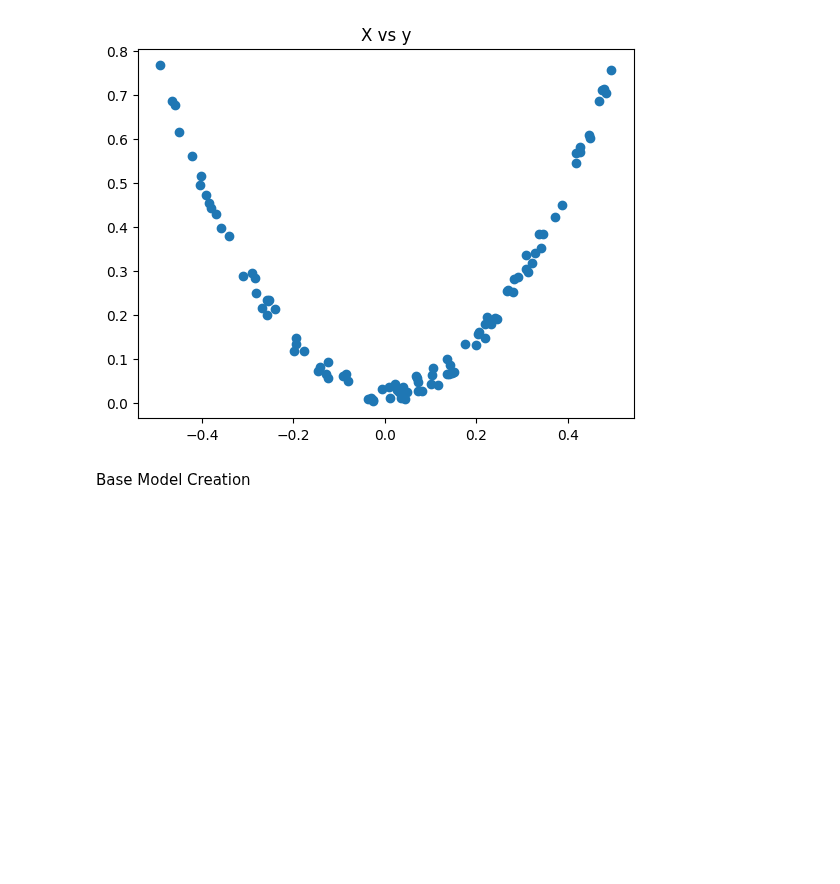
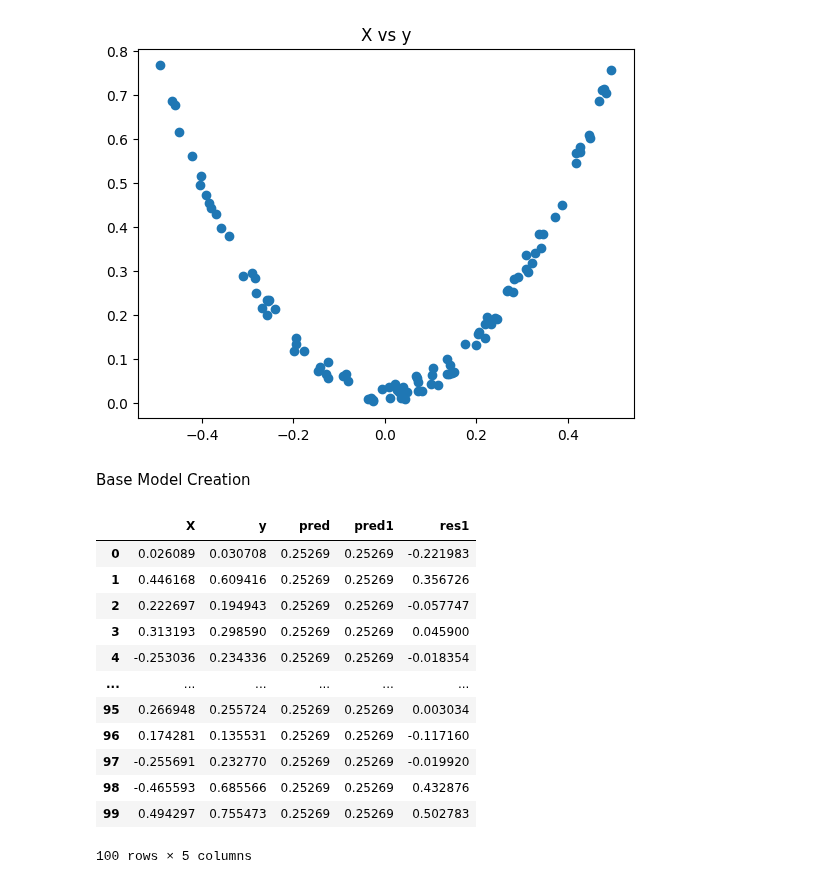
Before and after one commit to FairozAhmadSheikh/ML_bootcamp, a Jupyter notebook: Implementation/GradientBoosting.ipynb, the cells around one changed output. Saved outputs shown, nothing was run; the diff lists cells and outputs as text; code cells hidden in the pictures; blank space fills up the shorter version.

```diff
--- a/Implementation/GradientBoosting.ipynb
+++ b/Implementation/GradientBoosting.ipynb
@@ -18,4 +18,20 @@ Text(0.5, 1.0, 'X vs y')
 # %% [markdown]
 Base Model Creation
 # %%
-df['pred']=df['y'].mean()
+df['pred1']=df['y'].mean()
+df['res1']=df['y']-df['pred1']
+df
+# %% [output]
+|  | X | y | pred | pred1 | res1 |
+| 0 | 0.026089 | 0.030708 | 0.25269 | 0.25269 | -0.221983 |
+| 1 | 0.446168 | 0.609416 | 0.25269 | 0.25269 | 0.356726 |
+| 2 | 0.222697 | 0.194943 | 0.25269 | 0.25269 | -0.057747 |
+| 3 | 0.313193 | 0.298590 | 0.25269 | 0.25269 | 0.045900 |
+| 4 | -0.253036 | 0.234336 | 0.25269 | 0.25269 | -0.018354 |
+| ... | ... | ... | ... | ... | ... |
+| 95 | 0.266948 | 0.255724 | 0.25269 | 0.25269 | 0.003034 |
+| 96 | 0.174281 | 0.135531 | 0.25269 | 0.25269 | -0.117160 |
+| 97 | -0.255691 | 0.232770 | 0.25269 | 0.25269 | -0.019920 |
+| 98 | -0.465593 | 0.685566 | 0.25269 | 0.25269 | 0.432876 |
+| 99 | 0.494297 | 0.755473 | 0.25269 | 0.25269 | 0.502783 |
+100 rows × 5 columns
```
Also changed, not shown: parts of 1 cell of this notebook.
